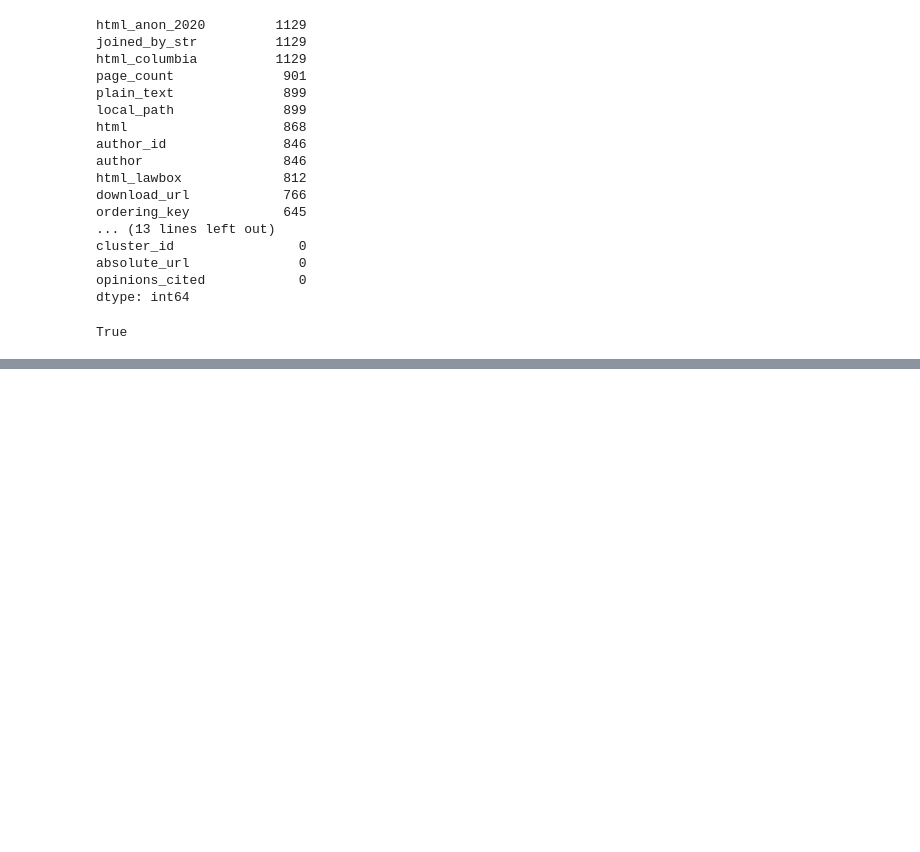
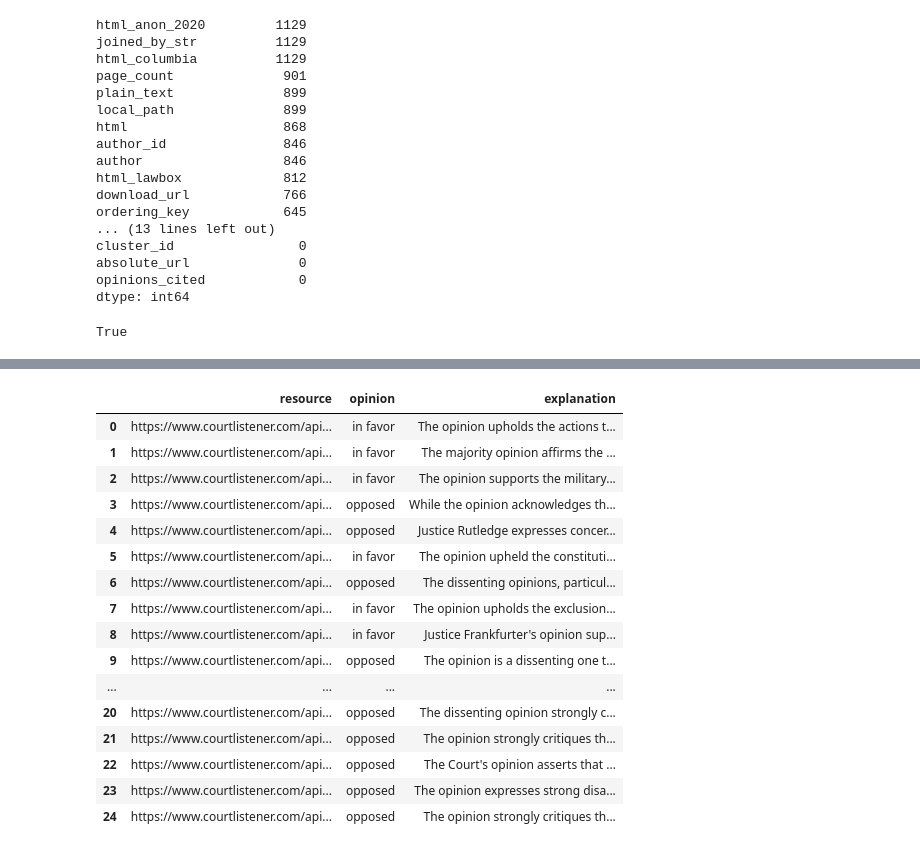
Before and after one commit to kazakhpunk/LLM-Political-Bias, a Jupyter notebook: LLM-Political-Bias.ipynb, the cells around one changed output, grey strips where cells are left out. Saved outputs shown, nothing was run; the diff lists cells and outputs as text; code cells hidden in the pictures; blank space fills up the shorter version.

```diff
--- a/LLM-Political-Bias.ipynb
+++ b/LLM-Political-Bias.ipynb
@@ -230,0 +242,21 @@ content_jsonl('response_test.jsonl', 'content_test.jsonl')
+# %%
+df_new = pd.read_json('cleaned_content_test.jsonl', lines=True)
+df_new
+# %% [output]
+|  | resource | opinion | explanation |
+| 0 | https://www.courtlistener.com/api... | in favor | The opinion upholds the actions t... |
+| 1 | https://www.courtlistener.com/api... | in favor | The majority opinion affirms the ... |
+| 2 | https://www.courtlistener.com/api... | in favor | The opinion supports the military... |
+| 3 | https://www.courtlistener.com/api... | opposed | While the opinion acknowledges th... |
+| 4 | https://www.courtlistener.com/api... | opposed | Justice Rutledge expresses concer... |
+| 5 | https://www.courtlistener.com/api... | in favor | The opinion upheld the constituti... |
+| 6 | https://www.courtlistener.com/api... | opposed | The dissenting opinions, particul... |
+| 7 | https://www.courtlistener.com/api... | in favor | The opinion upholds the exclusion... |
+| 8 | https://www.courtlistener.com/api... | in favor | Justice Frankfurter's opinion sup... |
+| 9 | https://www.courtlistener.com/api... | opposed | The opinion is a dissenting one t... |
+| ... | ... | ... | ... |
+| 20 | https://www.courtlistener.com/api... | opposed | The dissenting opinion strongly c... |
+| 21 | https://www.courtlistener.com/api... | opposed | The opinion strongly critiques th... |
+| 22 | https://www.courtlistener.com/api... | opposed | The Court's opinion asserts that ... |
+| 23 | https://www.courtlistener.com/api... | opposed | The opinion expresses strong disa... |
+| 24 | https://www.courtlistener.com/api... | opposed | The opinion strongly critiques th... |
```
Also changed, not shown: parts of 7 cells of this notebook, 1 other file.
